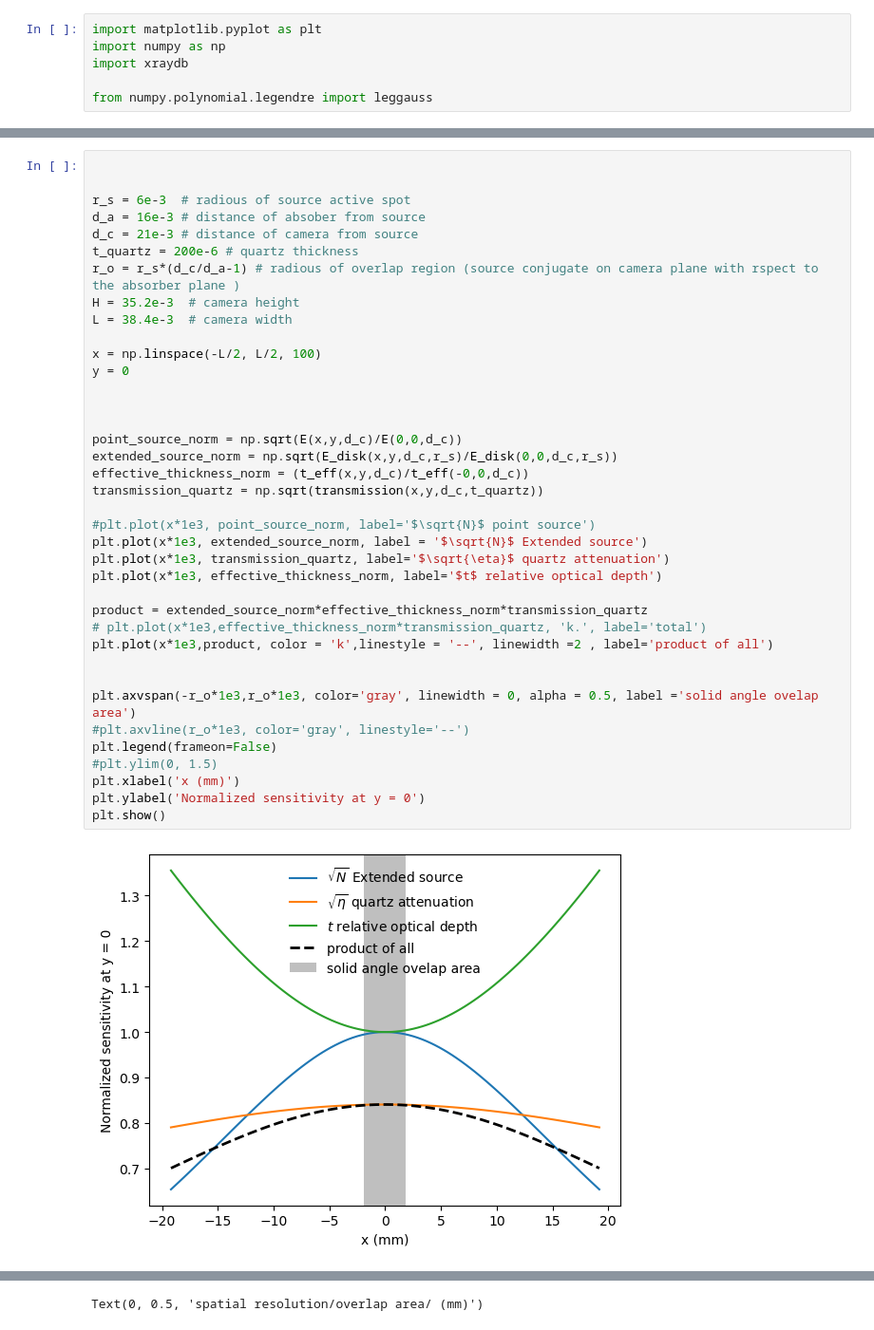
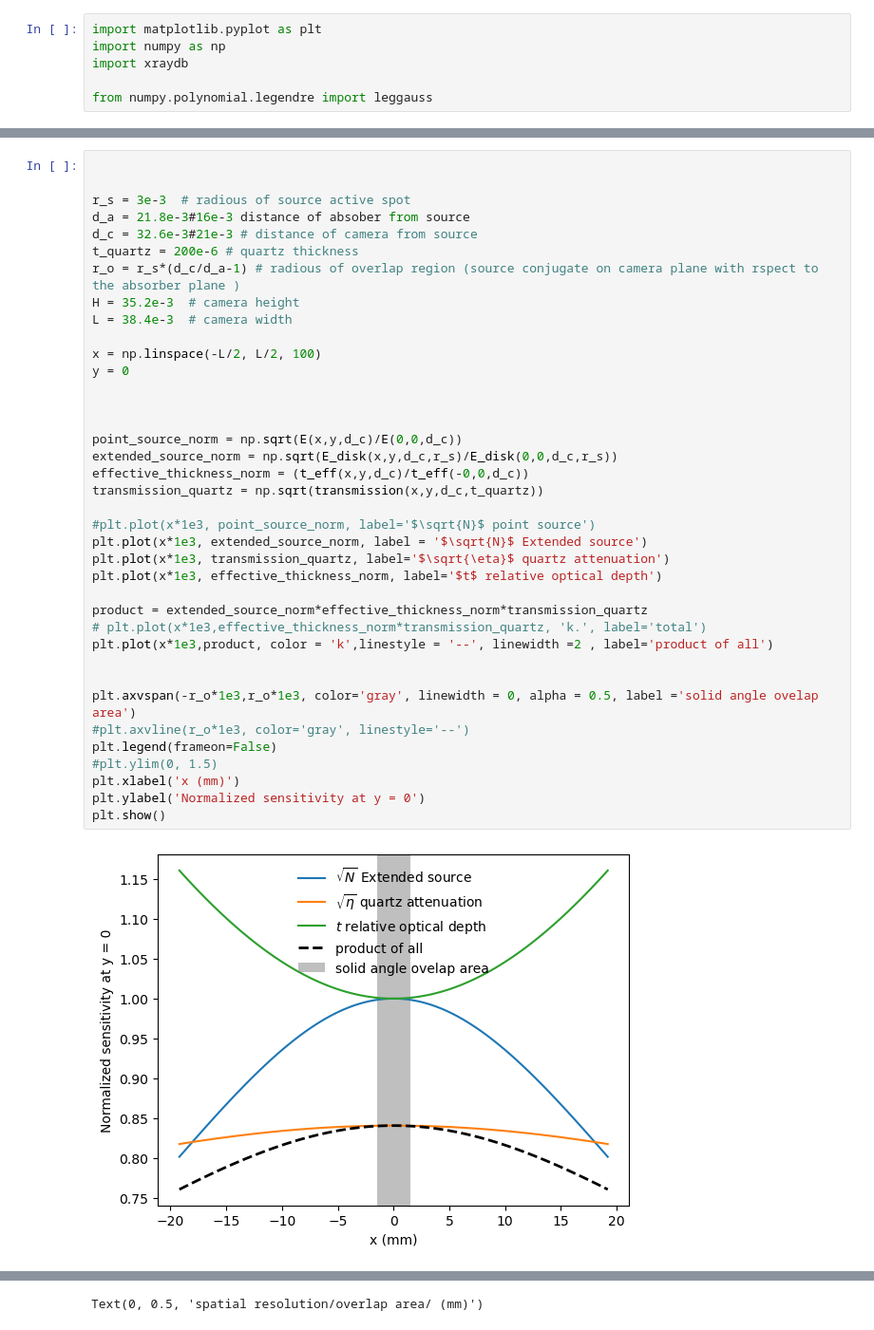
Before and after one commit to StanfordMossbauer/mossbauer_analysis, a Jupyter notebook: notebooks/geometry-camera_sensitivity_map.ipynb, the cells around one changed output, grey strips where cells are left out. Shown at 95% size. Drawn from its saved outputs; the diff is of its cells as text.

```diff
--- a/notebooks/geometry-camera_sensitivity_map.ipynb
+++ b/notebooks/geometry-camera_sensitivity_map.ipynb
@@ -59,43 +61,43 @@ np.exp(-xraydb.material_mu('Quartz', 14.4e3)  * 200e-6 * 100)
 # %%
 
 
-r_s = 6e-3  # radious of source active spot
-d_a = 16e-3 # distance of absober from source
-d_c = 21e-3 # distance of camera from source
+r_s = 3e-3  # radious of source active spot
+d_a = 21.8e-3#16e-3 distance of absober from source
+d_c = 32.6e-3#21e-3 # distance of camera from source
 t_quartz = 200e-6 # quartz thickness
 r_o = r_s*(d_c/d_a-1) # radious of overlap region (source conjugate on camera plane with rspect to the absorber plane )
 H = 35.2e-3  # camera height
 L = 38.4e-3  # camera width
 
 x = np.linspace(-L/2, L/2, 100)
 y = 0
 
 
 
 point_source_norm = np.sqrt(E(x,y,d_c)/E(0,0,d_c))
 extended_source_norm = np.sqrt(E_disk(x,y,d_c,r_s)/E_disk(0,0,d_c,r_s))
 effective_thickness_norm = (t_eff(x,y,d_c)/t_eff(-0,0,d_c))
 transmission_quartz = np.sqrt(transmission(x,y,d_c,t_quartz))
 
 #plt.plot(x*1e3, point_source_norm, label='$\sqrt{N}$ point source')
 plt.plot(x*1e3, extended_source_norm, label = '$\sqrt{N}$ Extended source')
 plt.plot(x*1e3, transmission_quartz, label='$\sqrt{\eta}$ quartz attenuation')
 plt.plot(x*1e3, effective_thickness_norm, label='$t$ relative optical depth')
 
 product = extended_source_norm*effective_thickness_norm*transmission_quartz
 # plt.plot(x*1e3,effective_thickness_norm*transmission_quartz, 'k.', label='total')
 plt.plot(x*1e3,product, color = 'k',linestyle = '--', linewidth =2 , label='product of all')
 
 
 plt.axvspan(-r_o*1e3,r_o*1e3, color='gray', linewidth = 0, alpha = 0.5, label ='solid angle ovelap area')
 #plt.axvline(r_o*1e3, color='gray', linestyle='--')
 plt.legend(frameon=False)
 #plt.ylim(0, 1.5)
 plt.xlabel('x (mm)')
 plt.ylabel('Normalized sensitivity at y = 0')
 plt.show()
 # %% [output]
-[figure, old version]
+[figure, new version]
 # %%
 
 x = np.linspace(-L/2, L/2, 100)
```
Also changed, not shown: parts of 8 cells of this notebook, 3 other files.
